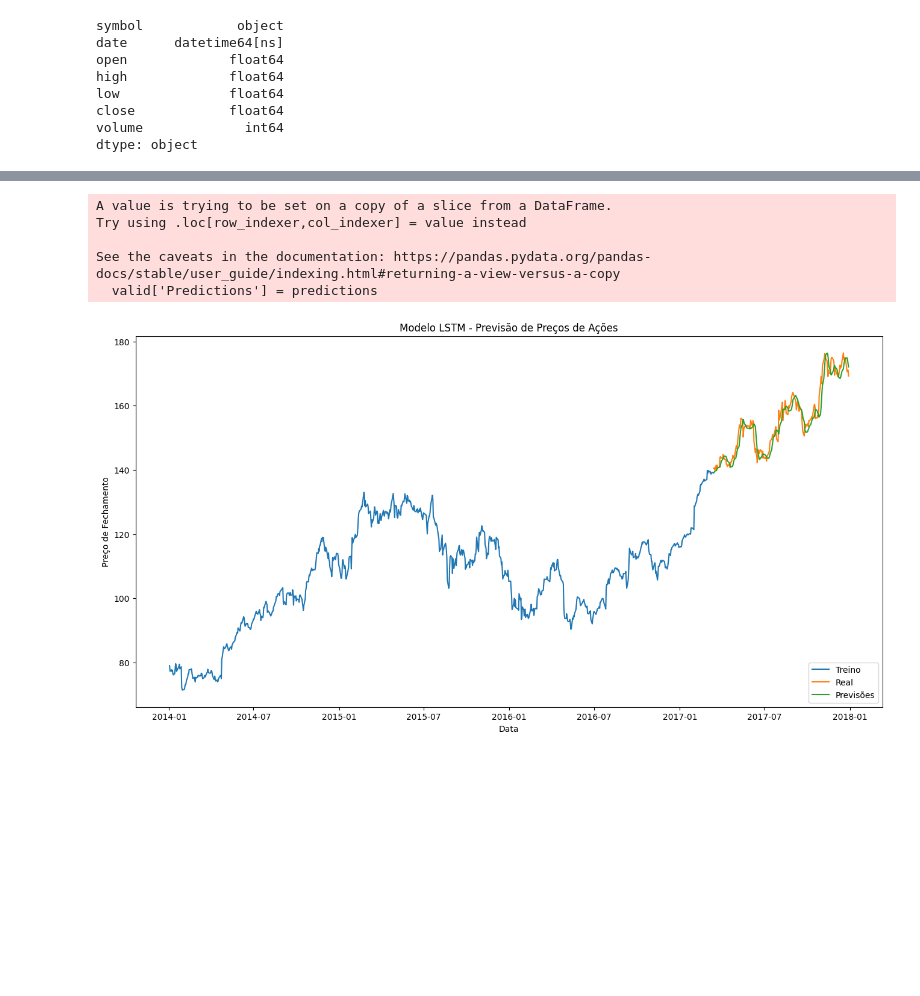
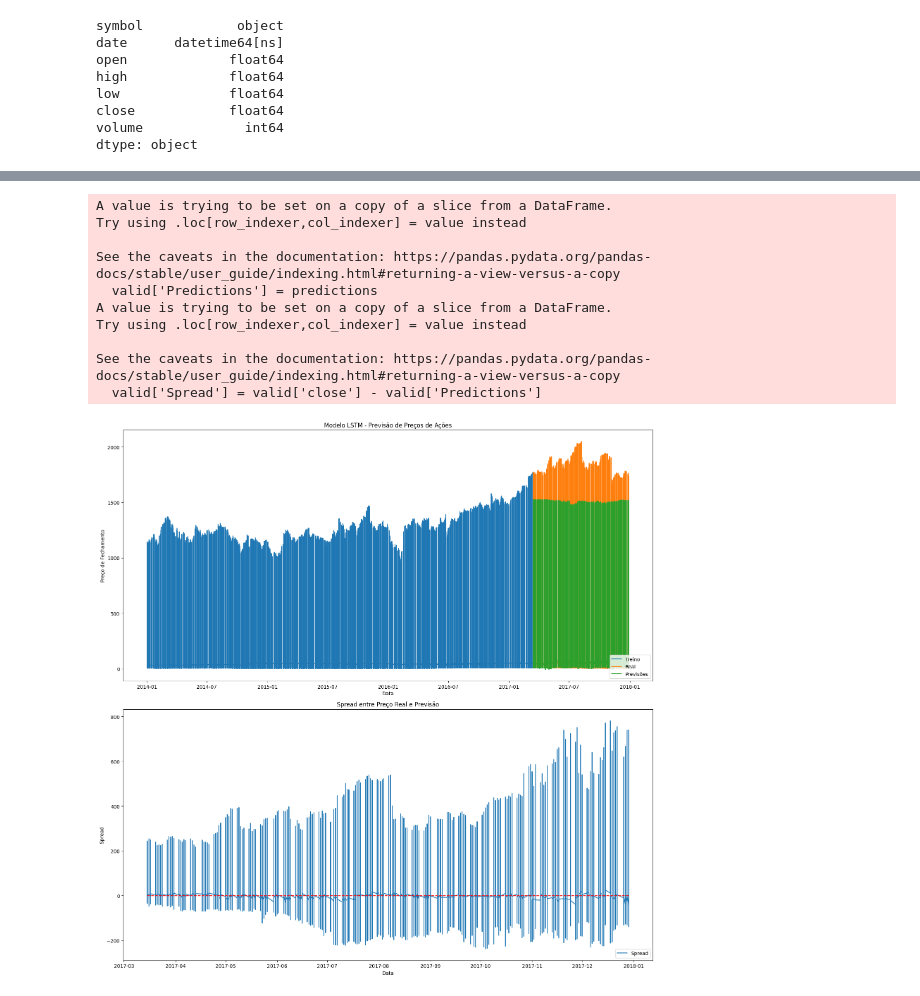
Before and after one commit to jeronimo-a/ml-projeto-2-2024-1, a Jupyter notebook: main.ipynb, the cells around one changed output, grey strips where cells are left out. Cells and saved outputs as stored; diff of their text form; code cells hidden in the pictures; blank space fills up the shorter version.

Commit message:
finished, would be nice to plot for each ticker

```diff
--- a/main.ipynb
+++ b/main.ipynb
@@ -53,5 +77,5 @@ df_symbol = df[df['symbol'] == ticker]
 # %%
-data = df_symbol['close'].values.reshape(-1, 1)
+data = df_good[['close', 'volume']]
 scaler = MinMaxScaler(feature_range=(0, 1))
 scaled_data = scaler.fit_transform(data)
 scaled_data
@@ -87,6 +103,12 @@ x_test = np.reshape(x_test, (x_test.shape[0], x_test.shape[1], 1))
+# %%
+train_size = int(X.shape[0]*0.8)
+x_train = X[:train_size]
+y_train = y[:train_size]
+x_test = X[train_size:]
+y_test = y[train_size:]
 # %%
 model = Sequential()
-model.add(LSTM(units=50, return_sequences=True, input_shape=(x_train.shape[1], 1)))
+model.add(LSTM(units=50, return_sequences=True, input_shape=(x_train.shape[1], x_train.shape[2])))
 model.add(Dropout(0.2))
 model.add(LSTM(units=50, return_sequences=False))
 model.add(Dropout(0.2))
@@ -95,5 +117,5 @@ model.add(Dense(units=1))
 
 model.compile(optimizer='adam', loss='mean_squared_error')
 
-model.fit(x_train, y_train, batch_size=32, epochs=50)
+model.fit(x_train, y_train, batch_size=32, epochs=20)
 # %% [output]
@@ -118,6 +141,11 @@ Epoch 50/50
 # %%
+from sklearn.metrics import mean_squared_error
 predictions = model.predict(x_test)
-predictions = scaler.inverse_transform(predictions)
+close_scaler = MinMaxScaler(feature_range=(0, 1))
+close_scaler.fit(data[['close']])
+predictions = close_scaler.inverse_transform(predictions)
+y_test_actual = close_scaler.inverse_transform(y_test.reshape(-1, 1))
 
-rmse = np.sqrt(np.mean(((predictions - scaler.inverse_transform(y_test.reshape(-1, 1))) ** 2)))
+rmse = np.sqrt(mean_squared_error(y_test_actual, predictions))
+rmse
 # %% [output]
@@ -125,20 +154,38 @@ rmse = np.sqrt(np.mean(((predictions - scaler.inverse_transform(y_test.reshape(-
 # %%
-train = df_symbol[:train_size]
-valid = df_symbol[train_size:]
+train = data[:train_size]
+valid = data[train_size + window:]
 valid['Predictions'] = predictions
+valid['Spread'] = valid['close'] - valid['Predictions']
 
-plt.figure(figsize=(16, 8))
+plt.figure(figsize=(16, 16))
+
+plt.subplot(2, 1, 1)
 plt.title('Modelo LSTM - Previsão de Preços de Ações')
 plt.xlabel('Data')
 plt.ylabel('Preço de Fechamento')
-plt.plot(train['date'], train['close'])
-plt.plot(valid['date'], valid[['close', 'Predictions']])
+plt.plot(train.index.get_level_values(1), train['close'])
+plt.plot(valid.index.get_level_values(1), valid[['close', 'Predictions']])
 plt.legend(['Treino', 'Real', 'Previsões'], loc='lower right')
+
+plt.subplot(2, 1, 2)
+plt.title('Spread entre Preço Real e Previsão')
+plt.xlabel('Data')
+plt.ylabel('Spread')
+plt.plot(valid.index.get_level_values(1), valid['Spread'])
+plt.plot(valid.index.get_level_values(1), [0] * len(valid.index.get_level_values(1)), 'r--')
+plt.legend(['Spread'], loc='lower right')
+
+plt.tight_layout()
 plt.show()
 # %% [output]
 A value is trying to be set on a copy of a slice from a DataFrame.
 Try using .loc[row_indexer,col_indexer] = value instead
 
 See the caveats in the documentation: https://pandas.pydata.org/pandas-docs/stable/user_guide/indexing.html#returning-a-view-versus-a-copy
   valid['Predictions'] = predictions
+A value is trying to be set on a copy of a slice from a DataFrame.
+Try using .loc[row_indexer,col_indexer] = value instead
+
+See the caveats in the documentation: https://pandas.pydata.org/pandas-docs/stable/user_guide/indexing.html#returning-a-view-versus-a-copy
+  valid['Spread'] = valid['close'] - valid['Predictions']
-[figure, old version]
+[figure, new version]
```
Also changed, not shown: parts of 11 cells of this notebook.
